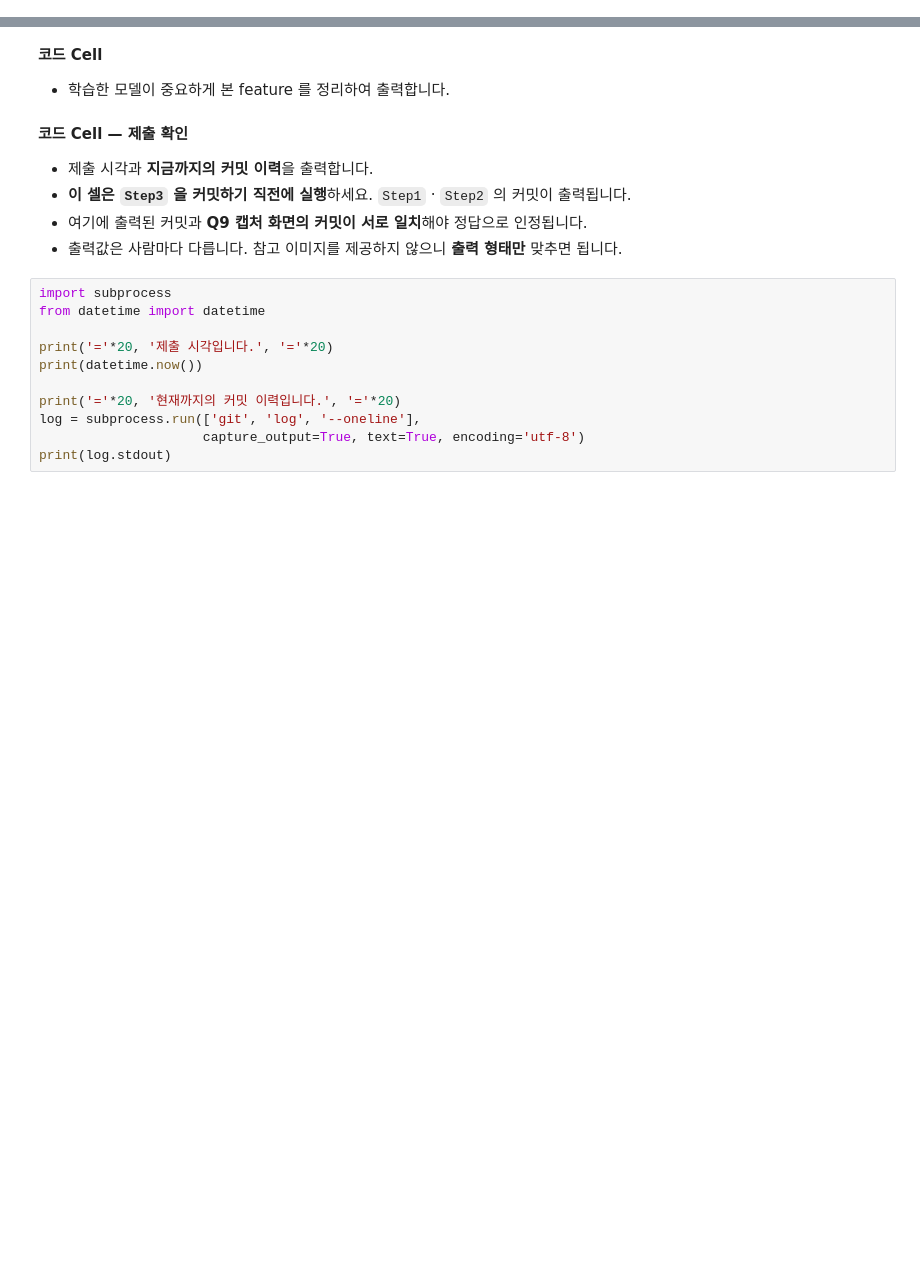
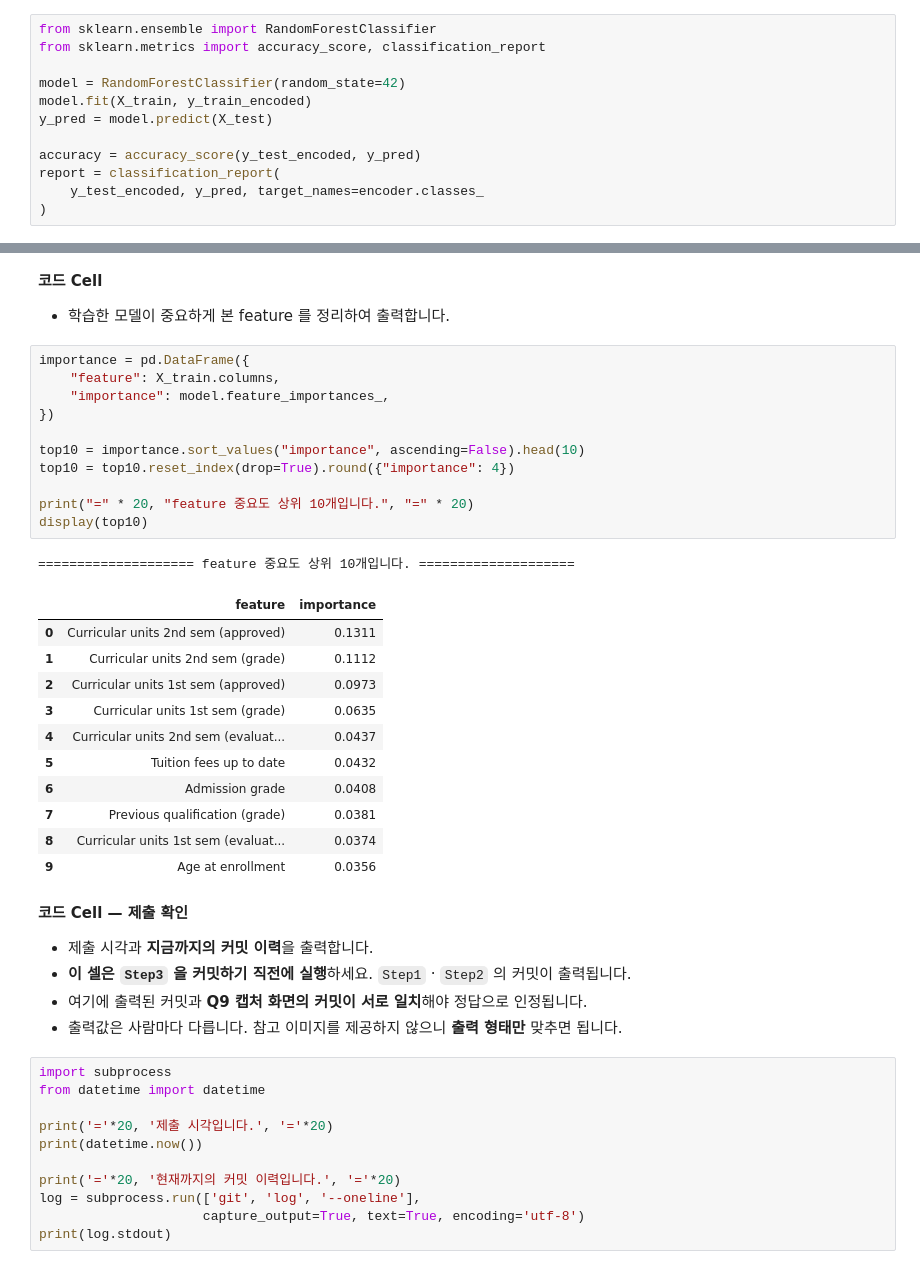
Before and after one commit to stonetiger95/metacode_git_practice2, a Jupyter notebook: main.ipynb, the cells around one changed output, grey strips where cells are left out. Saved outputs shown, nothing was run; the diff lists cells and outputs as text; blank space fills up the shorter version.

```diff
--- a/main.ipynb
+++ b/main.ipynb
@@ -150,6 +150,18 @@ plt.show()
 <b>코드 Cell</b>
 - 모델을 선언하고 학습시킨 뒤, 예측과 평가 지표 계산까지 수행합니다.
 - <b>이 셀에서는 출력이 발생하지 않습니다.</b>
+# %%
+from sklearn.ensemble import RandomForestClassifier
+from sklearn.metrics import accuracy_score, classification_report
+
+model = RandomForestClassifier(random_state=42)
+model.fit(X_train, y_train_encoded)
+y_pred = model.predict(X_test)
+
+accuracy = accuracy_score(y_test_encoded, y_pred)
+report = classification_report(
+    y_test_encoded, y_pred, target_names=encoder.classes_
+)
 # %% [markdown]
 <b>코드 Cell</b>
 - 앞 셀에서 계산한 정확도와 classification_report 를 출력합니다.
@@ -156,6 +187,30 @@ plt.show()
 # %% [markdown]
 <b>코드 Cell</b>
 - 학습한 모델이 중요하게 본 feature 를 정리하여 출력합니다.
+# %%
+importance = pd.DataFrame({
+    "feature": X_train.columns,
+    "importance": model.feature_importances_,
+})
+
+top10 = importance.sort_values("importance", ascending=False).head(10)
+top10 = top10.reset_index(drop=True).round({"importance": 4})
+
+print("=" * 20, "feature 중요도 상위 10개입니다.", "=" * 20)
+display(top10)
+# %% [output]
+==================== feature 중요도 상위 10개입니다. ====================
+|  | feature | importance |
+| 0 | Curricular units 2nd sem (approved) | 0.1311 |
+| 1 | Curricular units 2nd sem (grade) | 0.1112 |
+| 2 | Curricular units 1st sem (approved) | 0.0973 |
+| 3 | Curricular units 1st sem (grade) | 0.0635 |
+| 4 | Curricular units 2nd sem (evaluat... | 0.0437 |
+| 5 | Tuition fees up to date | 0.0432 |
+| 6 | Admission grade | 0.0408 |
+| 7 | Previous qualification (grade) | 0.0381 |
+| 8 | Curricular units 1st sem (evaluat... | 0.0374 |
+| 9 | Age at enrollment | 0.0356 |
 # %% [markdown]
 <b>코드 Cell — 제출 확인</b>
 
```
Also changed, not shown: parts of 2 cells of this notebook.
